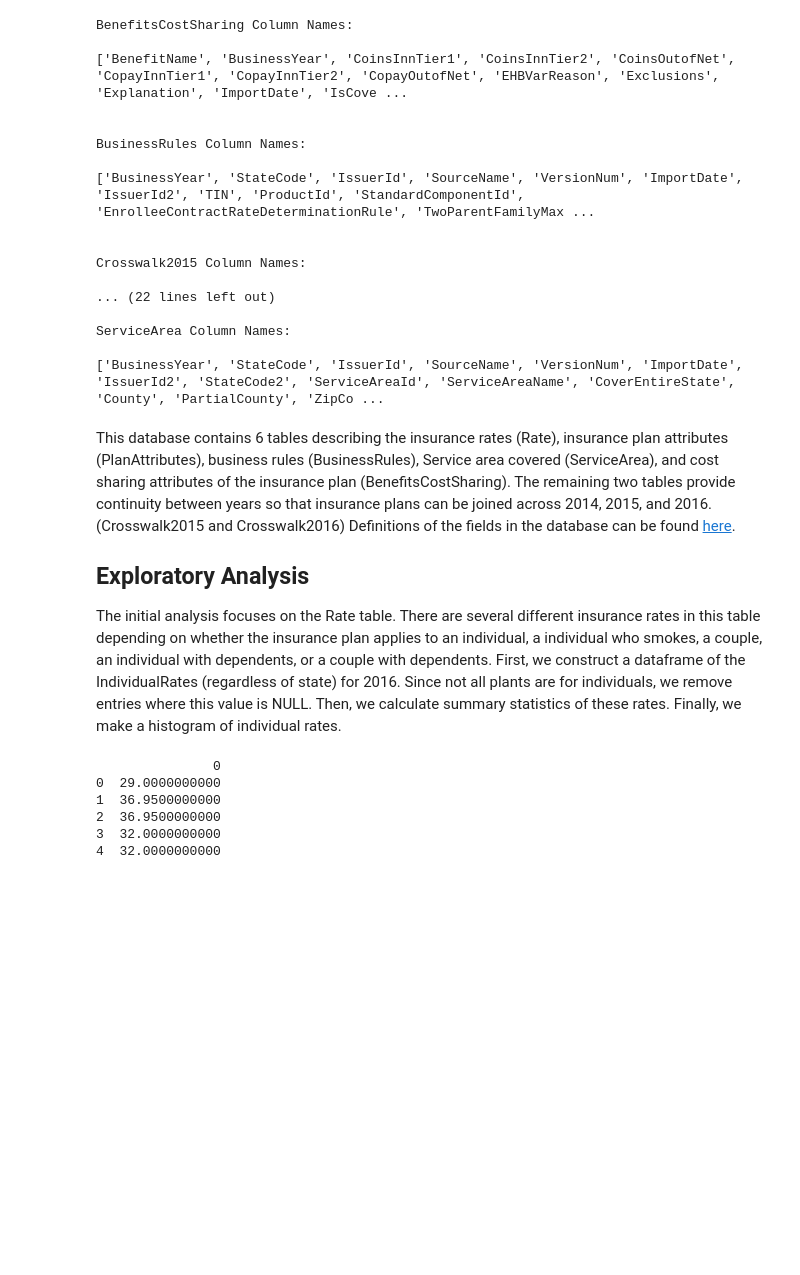
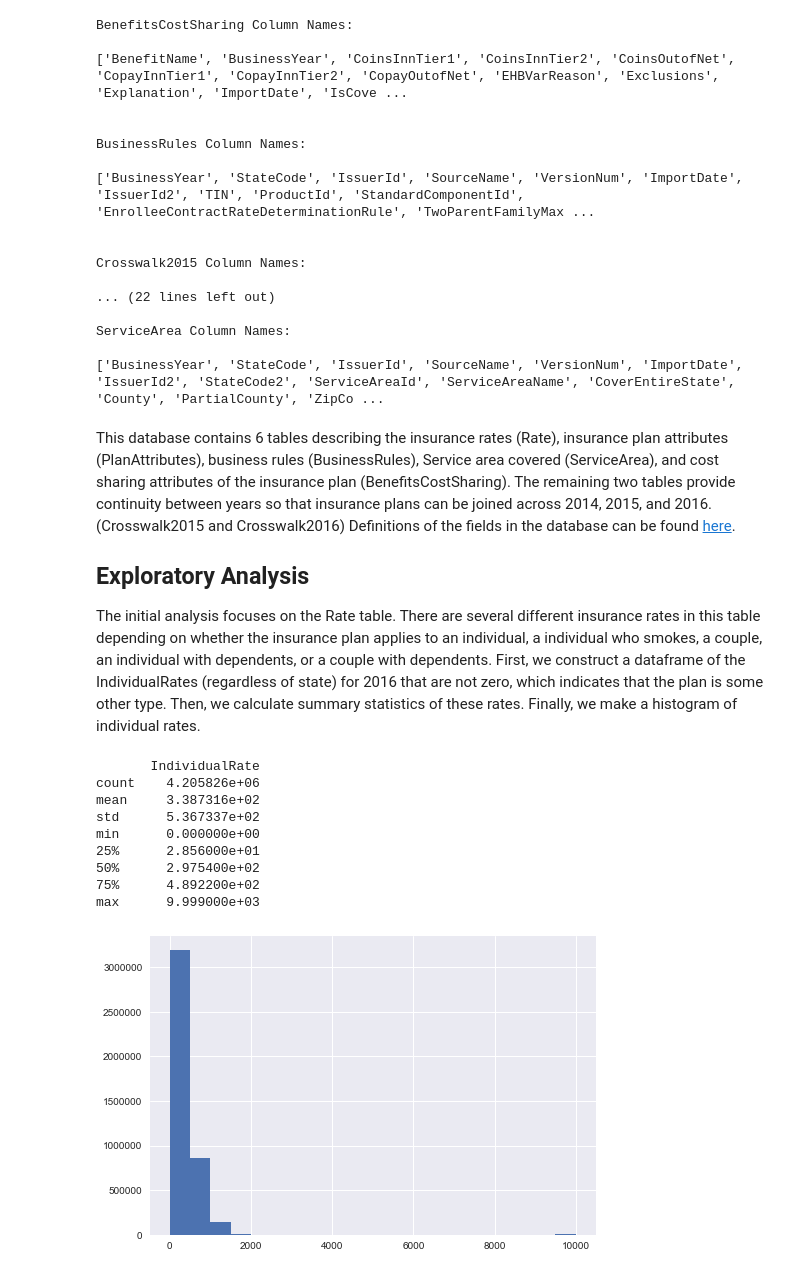
Before and after one commit to aawiegel/HHS-Market-Analysis, a Jupyter notebook: ExploratoryAnalysis.ipynb, the cells around one changed output. Cells and saved outputs as stored; diff of their text form; code cells hidden in the pictures; blank space fills up the shorter version.

Commit message:
histograms

```diff
--- a/ExploratoryAnalysis.ipynb
+++ b/ExploratoryAnalysis.ipynb
@@ -52,21 +52,34 @@ This database contains 6 tables describing the insurance rates (Rate), insurance
 
 ## Exploratory Analysis
 
-The initial analysis focuses on the Rate table. There are several different insurance rates in this table depending on whether the insurance plan applies to an individual, a individual who smokes, a couple, an individual with dependents, or a couple with dependents. First, we construct a dataframe of the IndividualRates (regardless of state) for 2016. Since not all plants are for individuals, we remove entries where this value is NULL. Then, we calculate summary statistics of these rates. Finally, we make a histogram of individual rates.
+The initial analysis focuses on the Rate table. There are several different insurance rates in this table depending on whether the insurance plan applies to an individual, a individual who smokes, a couple, an individual with dependents, or a couple with dependents. First, we construct a dataframe of the IndividualRates (regardless of state) for 2016 that are not zero, which indicates that the plan is some other type. Then, we calculate summary statistics of these rates. Finally, we make a histogram of individual rates.
-# %%
-# Generate SQL statement
-
-conn = engine.connect()
-
-stmt = sqla.select([tables["Rate"].columns.IndividualRate])
-
-results = pd.DataFrame(conn.execute(stmt).fetchall())
-
-print(results.head())
-# %% [output]
-               0
-0  29.0000000000
-1  36.9500000000
-2  36.9500000000
-3  32.0000000000
-4  32.0000000000
+# %%
+
+# Generate SQL statement
+
+conn = engine.connect()
+
+# Equivalent to SELECT IndividualRate FROM Rate
+stmt = sqla.select([tables["Rate"].columns.IndividualRate])
+
+# Adds where clause: SELECT IndividualRate FROM Rate WHERE BusinessYear = 2016
+stmt = stmt.where(sqla.and_(tables["Rate"].columns.BusinessYear == 2016,
+                            tables["Rate"].columns.Age != "Family Option"))
+
+rates = pd.read_sql(stmt, conn)
+
+print(rates.describe())
+
+plt.hist(rates['IndividualRate'], bins = 20)
+plt.show()
+# %% [output]
+       IndividualRate
+count    4.205826e+06
+mean     3.387316e+02
+std      5.367337e+02
+min      0.000000e+00
+25%      2.856000e+01
+50%      2.975400e+02
+75%      4.892200e+02
+max      9.999000e+03
+[figure, added]
```
Also changed, not shown: parts of 2 cells of this notebook.
